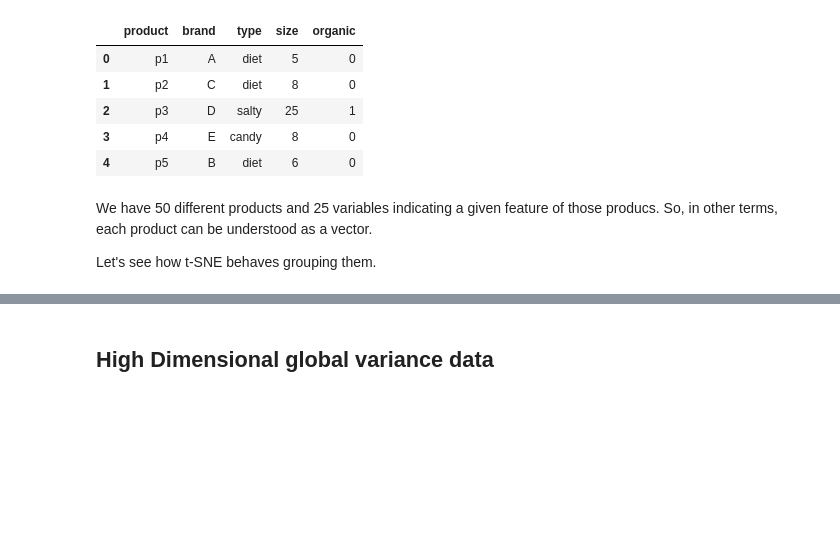
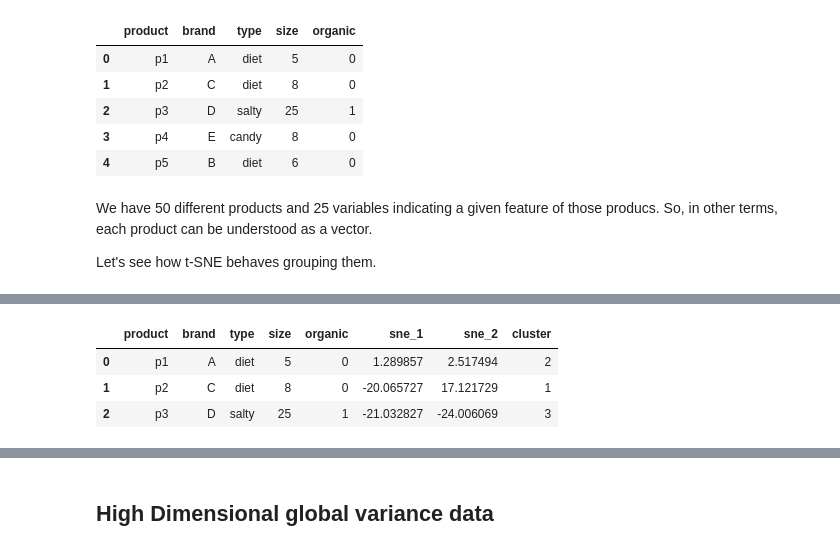
Before and after one commit to gurezende/Studying, a Jupyter notebook: Python/t-SNE/t_SNE.ipynb, the cells around one changed output, grey strips where cells are left out. Cells and saved outputs as stored; diff of their text form; code cells hidden in the pictures; blank space fills up the shorter version.

```diff
--- a/Python/t-SNE/t_SNE.ipynb
+++ b/Python/t-SNE/t_SNE.ipynb
@@ -111,0 +139,16 @@ The default learning rate in TSNE will change from 200.0 to 'auto' in 1.2.
+# %%
+# Run Kmeans using t-SNE output
+cluster = KMeans(n_clusters=5)
+
+# Fit kmeans
+clusters = cluster.fit_predict(matrix_fit)
+
+# Result
+result_cluster = df
+result_cluster['cluster'] = clusters
+result_cluster.head(3)
+# %% [output]
+|  | product | brand | type | size | organic | sne_1 | sne_2 | cluster |
+| 0 | p1 | A | diet | 5 | 0 | 1.289857 | 2.517494 | 2 |
+| 1 | p2 | C | diet | 8 | 0 | -20.065727 | 17.121729 | 1 |
+| 2 | p3 | D | salty | 25 | 1 | -21.032827 | -24.006069 | 3 |
```
Also changed, not shown: parts of 5 cells of this notebook.
